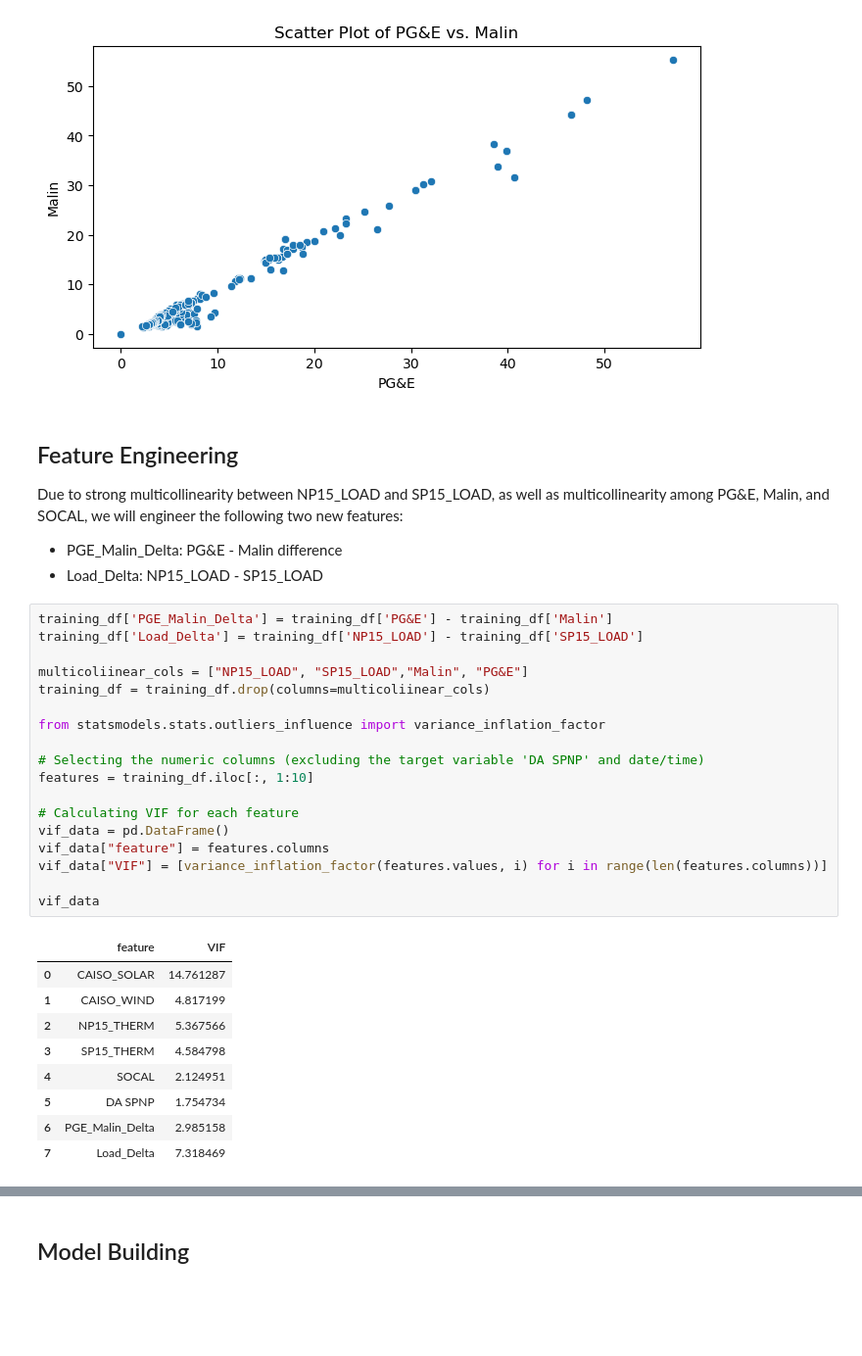
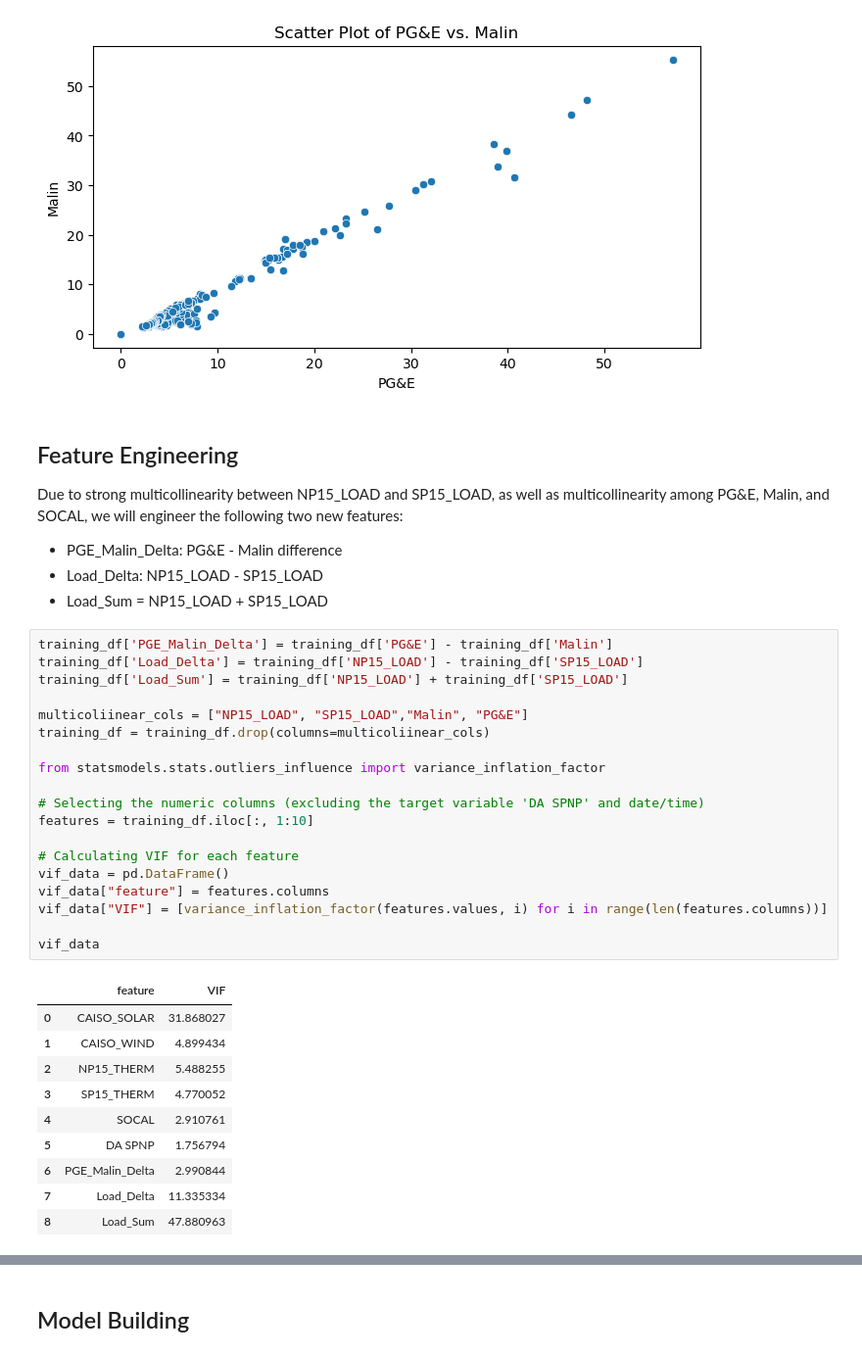
Before and after one commit to stephenxu10/Day-Ahead-SP-NP-Basis-Modelling, a Jupyter notebook: Modelling/baseline_models.ipynb, the cells around one changed output, grey strips where cells are left out. Shown: that part at 98% size. Cells and saved outputs as stored; diff of their text form; blank space fills up the shorter version.

```diff
--- a/Modelling/baseline_models.ipynb
+++ b/Modelling/baseline_models.ipynb
@@ -112,34 +112,37 @@ plt.show()
 Due to strong multicollinearity between NP15_LOAD and SP15_LOAD, as well as multicollinearity among PG&E, Malin, and SOCAL, we will engineer the following two new features:
 - PGE_Malin_Delta: PG&E - Malin difference
 - Load_Delta: NP15_LOAD - SP15_LOAD
+- Load_Sum = NP15_LOAD + SP15_LOAD
 # %%
 training_df['PGE_Malin_Delta'] = training_df['PG&E'] - training_df['Malin']
 training_df['Load_Delta'] = training_df['NP15_LOAD'] - training_df['SP15_LOAD']
+training_df['Load_Sum'] = training_df['NP15_LOAD'] + training_df['SP15_LOAD']
 
 multicoliinear_cols = ["NP15_LOAD", "SP15_LOAD","Malin", "PG&E"]
 training_df = training_df.drop(columns=multicoliinear_cols)
 
 from statsmodels.stats.outliers_influence import variance_inflation_factor
 
 # Selecting the numeric columns (excluding the target variable 'DA SPNP' and date/time)
 features = training_df.iloc[:, 1:10]
 
 # Calculating VIF for each feature
 vif_data = pd.DataFrame()
 vif_data["feature"] = features.columns
 vif_data["VIF"] = [variance_inflation_factor(features.values, i) for i in range(len(features.columns))]
 
 vif_data
 # %% [output]
 |  | feature | VIF |
-| 0 | CAISO_SOLAR | 14.761287 |
-| 1 | CAISO_WIND | 4.817199 |
-| 2 | NP15_THERM | 5.367566 |
-| 3 | SP15_THERM | 4.584798 |
-| 4 | SOCAL | 2.124951 |
-| 5 | DA SPNP | 1.754734 |
-| 6 | PGE_Malin_Delta | 2.985158 |
-| 7 | Load_Delta | 7.318469 |
+| 0 | CAISO_SOLAR | 31.868027 |
+| 1 | CAISO_WIND | 4.899434 |
+| 2 | NP15_THERM | 5.488255 |
+| 3 | SP15_THERM | 4.770052 |
+| 4 | SOCAL | 2.910761 |
+| 5 | DA SPNP | 1.756794 |
+| 6 | PGE_Malin_Delta | 2.990844 |
+| 7 | Load_Delta | 11.335334 |
+| 8 | Load_Sum | 47.880963 |
 # %%
 features = [c for c in training_df.columns if c != "Date/Time" and c != TARGET]
 
```
Also changed, not shown: parts of 14 cells of this notebook, 2 other files.
